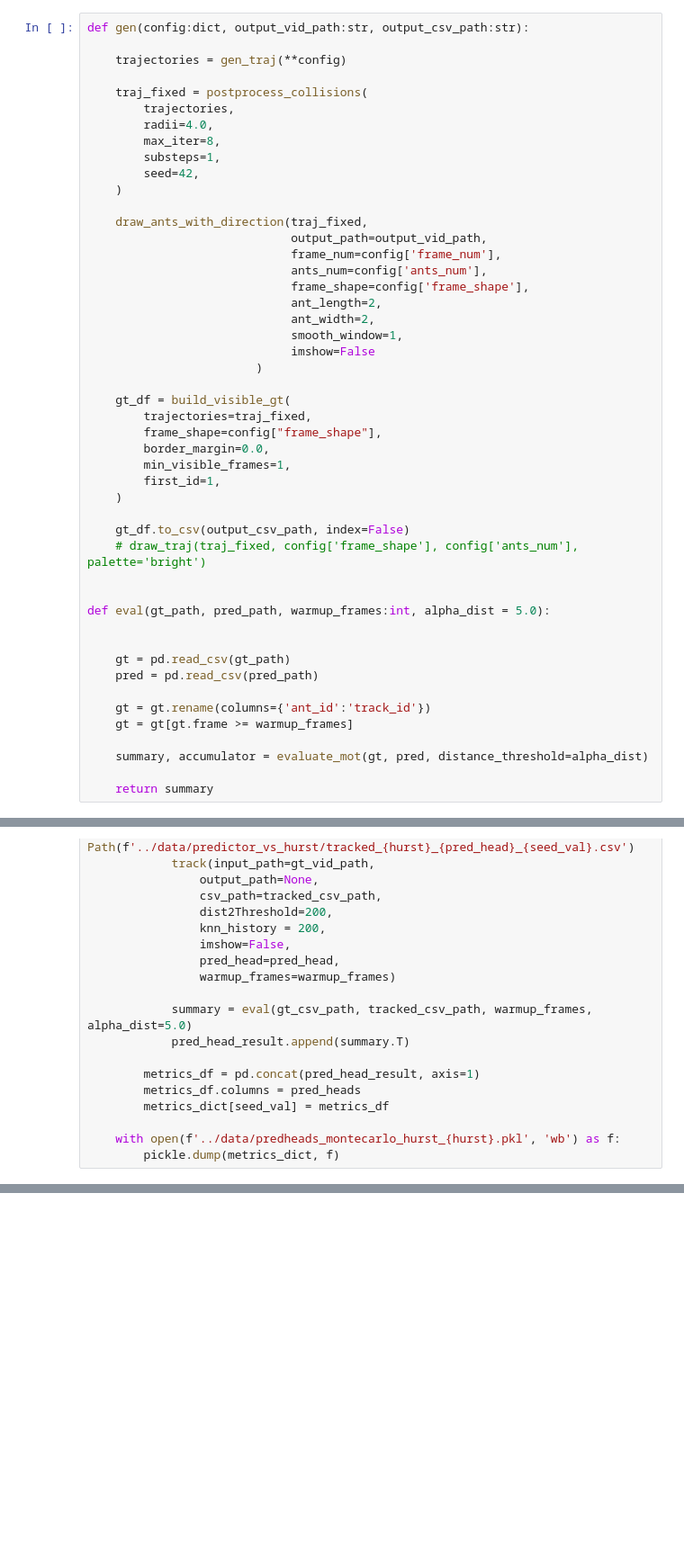
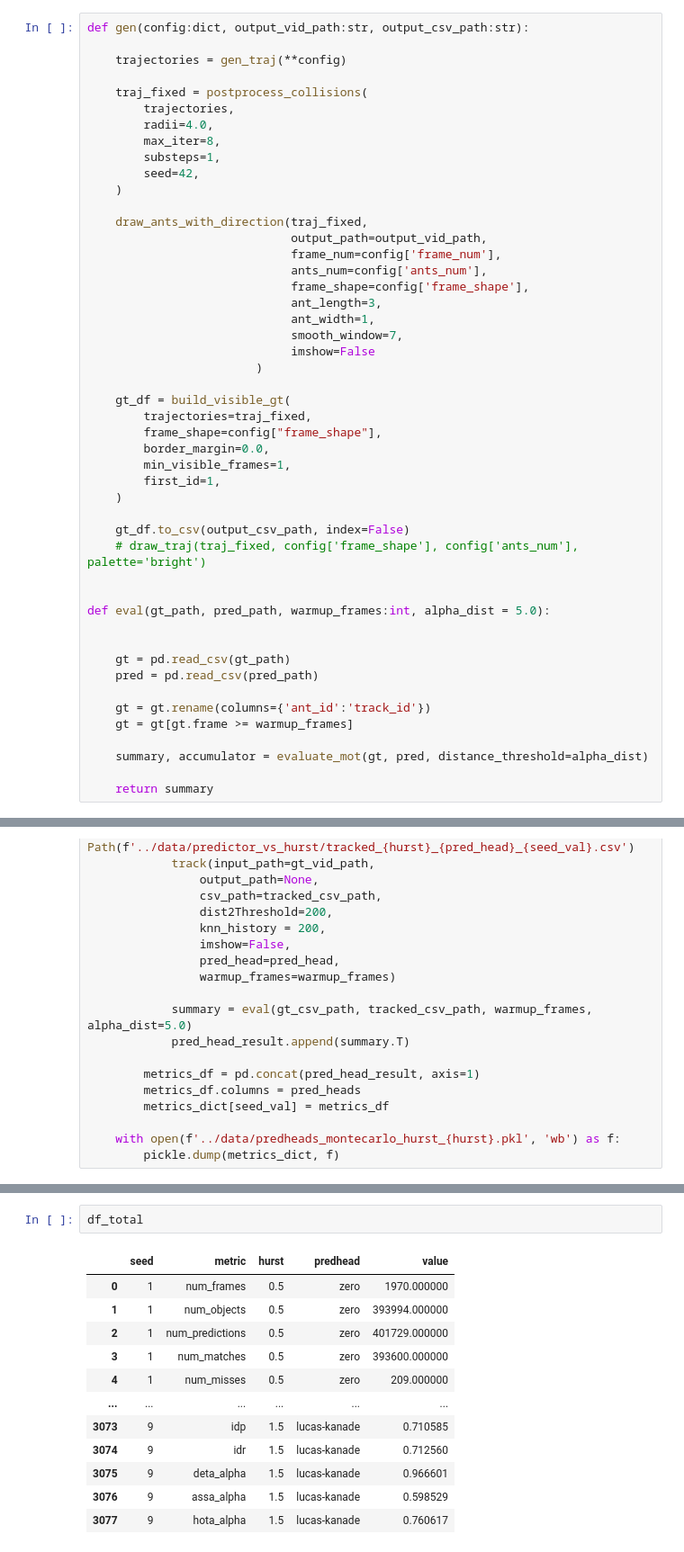
Before and after one commit to Shamaich1337/NMOT, a Jupyter notebook: notebooks/pred_vs_hurst.ipynb, the cells around one changed output, grey strips where cells are left out. Shown at 90% size. Saved outputs shown, nothing was run; the diff lists cells and outputs as text; blank space fills up the shorter version.

```diff
--- a/notebooks/pred_vs_hurst.ipynb
+++ b/notebooks/pred_vs_hurst.ipynb
@@ -117,9 +117,9 @@ def gen(config:dict, output_vid_path:str, output_csv_path:str):
                              frame_num=config['frame_num'],
                              ants_num=config['ants_num'],
                              frame_shape=config['frame_shape'],
-                             ant_length=2,
-                             ant_width=2,
-                             smooth_window=1,
+                             ant_length=3,
+                             ant_width=1,
+                             smooth_window=7,
                              imshow=False
                         )
 
@@ -202,0 +220,15 @@ for hurst in hurst_list:
+# %%
+df_total
+# %% [output]
+|  | seed | metric | hurst | predhead | value |
+| 0 | 1 | num_frames | 0.5 | zero | 1970.000000 |
+| 1 | 1 | num_objects | 0.5 | zero | 393994.000000 |
+| 2 | 1 | num_predictions | 0.5 | zero | 401729.000000 |
+| 3 | 1 | num_matches | 0.5 | zero | 393600.000000 |
+| 4 | 1 | num_misses | 0.5 | zero | 209.000000 |
+| ... | ... | ... | ... | ... | ... |
+| 3073 | 9 | idp | 1.5 | lucas-kanade | 0.710585 |
+| 3074 | 9 | idr | 1.5 | lucas-kanade | 0.712560 |
+| 3075 | 9 | deta_alpha | 1.5 | lucas-kanade | 0.966601 |
+| 3076 | 9 | assa_alpha | 1.5 | lucas-kanade | 0.598529 |
+| 3077 | 9 | hota_alpha | 1.5 | lucas-kanade | 0.760617 |
```
Also changed, not shown: parts of 5 cells of this notebook.
